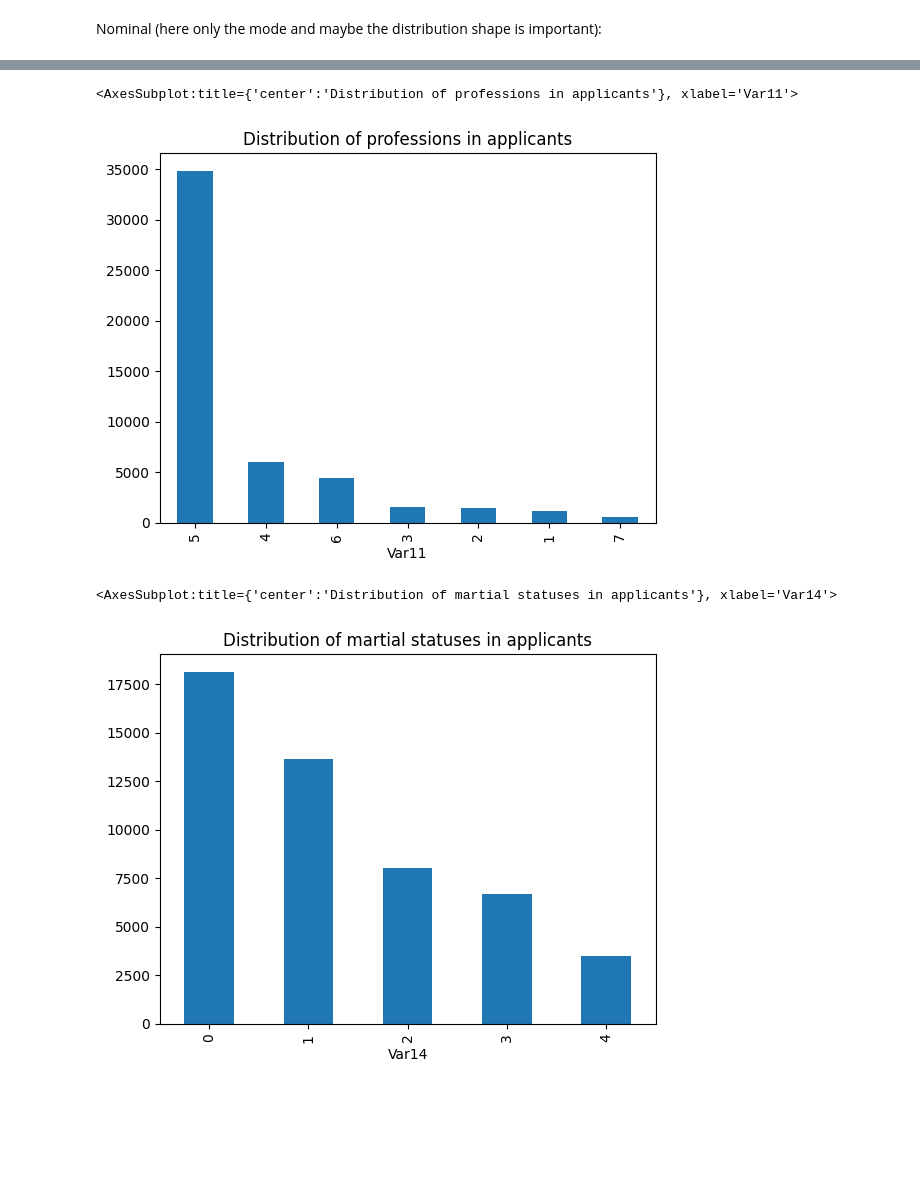
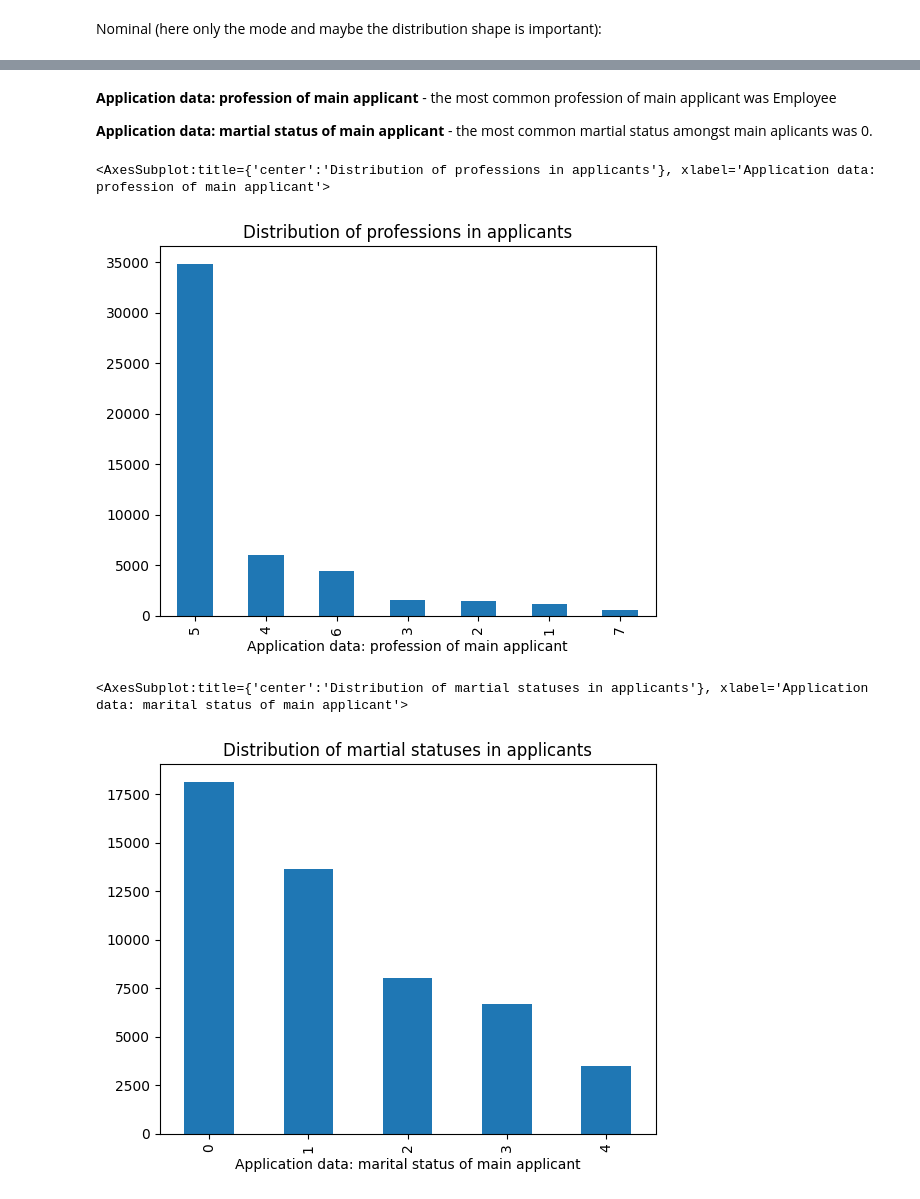
Before and after one commit to Sillem/ING-den, a Jupyter notebook: analysis.ipynb, the cells around one changed output, grey strips where cells are left out. Saved outputs shown, nothing was run; the diff lists cells and outputs as text; code cells hidden in the pictures; blank space fills up the shorter version.

```diff
--- a/analysis.ipynb
+++ b/analysis.ipynb
@@ -359,12 +341,16 @@ train_data[features_wo_nulls.intersection(categorical_nominal_variables)].mode()
 | 0 | 5 | 0 |
+# %% [markdown]
+**Application data: profession of main applicant** - the most common profession of main applicant was Employee
+
+**Application data: martial status of main applicant** - the most common martial status amongst main aplicants was 0.
 # %%
-train_data['Var11'].value_counts().plot.bar(title="Distribution of professions in applicants")
+train_data['Application data: profession of main applicant'].value_counts().plot.bar(title="Distribution of professions in applicants")
 # %% [output]
-<AxesSubplot:title={'center':'Distribution of professions in applicants'}, xlabel='Var11'>
+<AxesSubplot:title={'center':'Distribution of professions in applicants'}, xlabel='Application data: profession of main applicant'>
-[figure, old version]
+[figure, new version]
 # %%
-train_data['Var14'].value_counts().plot.bar(title="Distribution of martial statuses in applicants")
+train_data['Application data: marital status of main applicant'].value_counts().plot.bar(title="Distribution of martial statuses in applicants")
 # %% [output]
-<AxesSubplot:title={'center':'Distribution of martial statuses in applicants'}, xlabel='Var14'>
+<AxesSubplot:title={'center':'Distribution of martial statuses in applicants'}, xlabel='Application data: marital status of main applicant'>
-[figure, old version]
+[figure, new version]
 # %%
```
Also changed, not shown: parts of 21 cells of this notebook, 1 other file.
